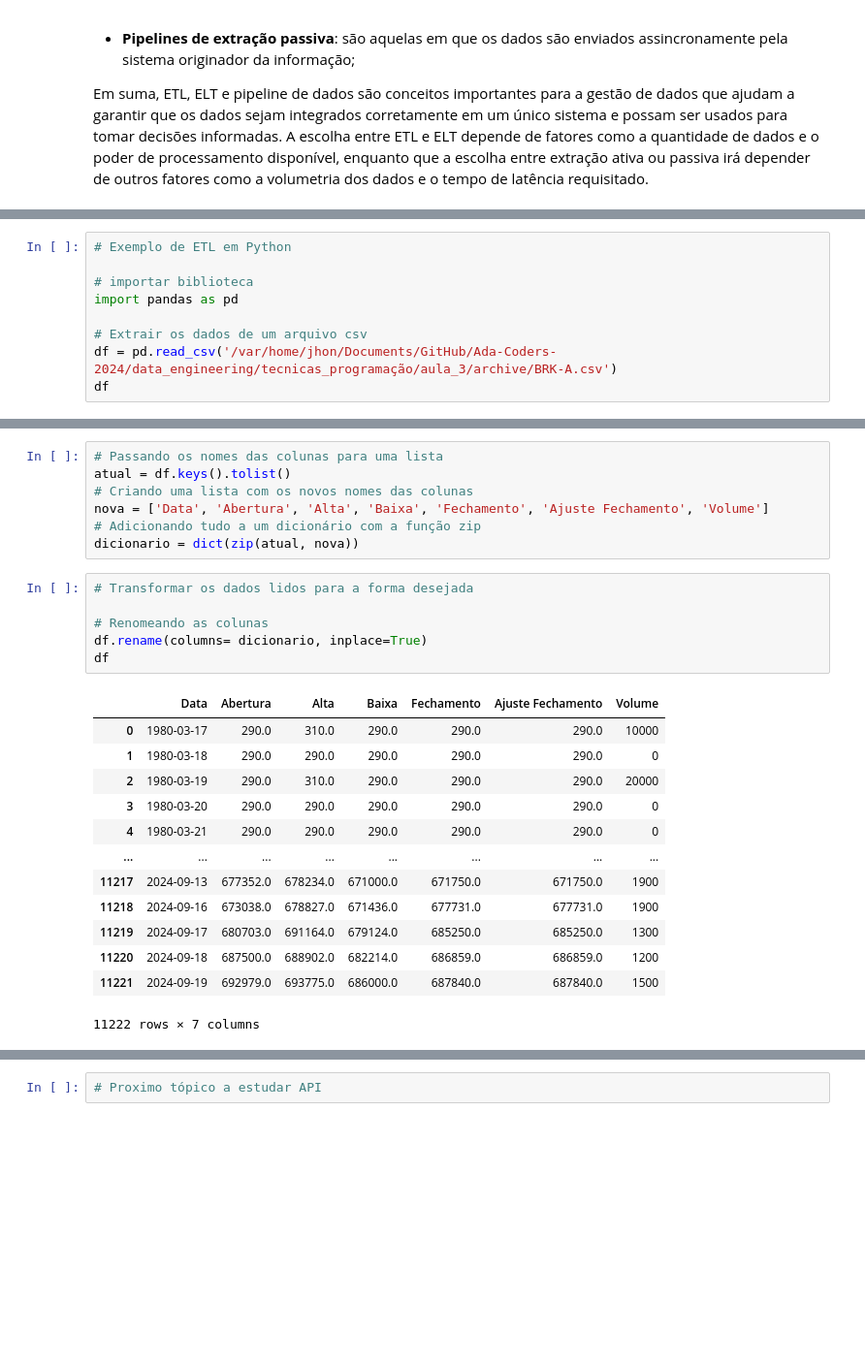
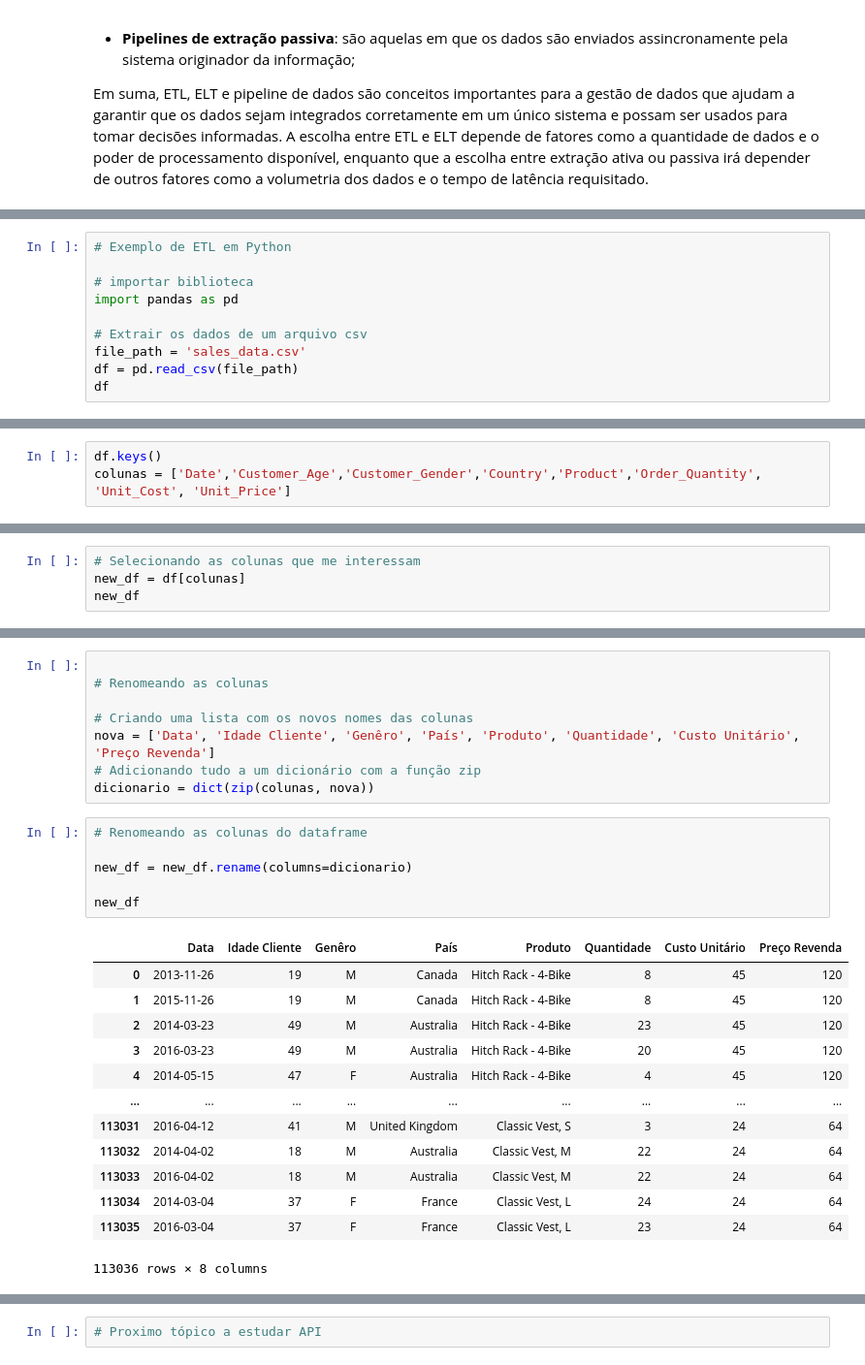
Before and after one commit to JhonCostaDev/Ada-Coders-2024, a Jupyter notebook: data_engineering/extracao_dados/aula_1/aula_1.ipynb, the cells around one changed output, grey strips where cells are left out. Shown at 97% size. Cells and saved outputs as stored; diff of their text form; blank space fills up the shorter version.

```diff
--- a/data_engineering/extracao_dados/aula_1/aula_1.ipynb
+++ b/data_engineering/extracao_dados/aula_1/aula_1.ipynb
@@ -97,6 +99,7 @@ Em suma, ETL, ELT e pipeline de dados são conceitos importantes para a gestão
 import pandas as pd
 
 # Extrair os dados de um arquivo csv
-df = pd.read_csv('/var/home/jhon/Documents/GitHub/Ada-Coders-2024/data_engineering/tecnicas_programação/aula_3/archive/BRK-A.csv')
+file_path = 'sales_data.csv'
+df = pd.read_csv(file_path)
 df
 # %% [output]
@@ -115,0 +119,3 @@ df
+# %%
+df.keys()
+colunas = ['Date','Customer_Age','Customer_Gender','Country','Product','Order_Quantity', 'Unit_Cost', 'Unit_Price']
@@ -115,0 +124,4 @@ df
+# %%
+# Selecionando as colunas que me interessam
+new_df = df[colunas]
+new_df
@@ -116,27 +142,28 @@ df
 # %%
-# Passando os nomes das colunas para uma lista
-atual = df.keys().tolist()
+
+# Renomeando as colunas
+
 # Criando uma lista com os novos nomes das colunas
-nova = ['Data', 'Abertura', 'Alta', 'Baixa', 'Fechamento', 'Ajuste Fechamento', 'Volume']
+nova = ['Data', 'Idade Cliente', 'Genêro', 'País', 'Produto', 'Quantidade', 'Custo Unitário', 'Preço Revenda']
 # Adicionando tudo a um dicionário com a função zip
-dicionario = dict(zip(atual, nova))
+dicionario = dict(zip(colunas, nova))
 # %%
-# Transformar os dados lidos para a forma desejada
+# Renomeando as colunas do dataframe
 
-# Renomeando as colunas
-df.rename(columns= dicionario, inplace=True)
-df
+new_df = new_df.rename(columns=dicionario)
+
+new_df
 # %% [output]
-|  | Data | Abertura | Alta | Baixa | Fechamento | Ajuste Fechamento | Volume |
-| 0 | 1980-03-17 | 290.0 | 310.0 | 290.0 | 290.0 | 290.0 | 10000 |
-| 1 | 1980-03-18 | 290.0 | 290.0 | 290.0 | 290.0 | 290.0 | 0 |
-| 2 | 1980-03-19 | 290.0 | 310.0 | 290.0 | 290.0 | 290.0 | 20000 |
-| 3 | 1980-03-20 | 290.0 | 290.0 | 290.0 | 290.0 | 290.0 | 0 |
-| 4 | 1980-03-21 | 290.0 | 290.0 | 290.0 | 290.0 | 290.0 | 0 |
-| ... | ... | ... | ... | ... | ... | ... | ... |
-| 11217 | 2024-09-13 | 677352.0 | 678234.0 | 671000.0 | 671750.0 | 671750.0 | 1900 |
-| 11218 | 2024-09-16 | 673038.0 | 678827.0 | 671436.0 | 677731.0 | 677731.0 | 1900 |
-| 11219 | 2024-09-17 | 680703.0 | 691164.0 | 679124.0 | 685250.0 | 685250.0 | 1300 |
-| 11220 | 2024-09-18 | 687500.0 | 688902.0 | 682214.0 | 686859.0 | 686859.0 | 1200 |
-| 11221 | 2024-09-19 | 692979.0 | 693775.0 | 686000.0 | 687840.0 | 687840.0 | 1500 |
+|  | Data | Idade Cliente | Genêro | País | Produto | Quantidade | Custo Unitário | Preço Revenda |
+| 0 | 2013-11-26 | 19 | M | Canada | Hitch Rack - 4-Bike | 8 | 45 | 120 |
+| 1 | 2015-11-26 | 19 | M | Canada | Hitch Rack - 4-Bike | 8 | 45 | 120 |
+| 2 | 2014-03-23 | 49 | M | Australia | Hitch Rack - 4-Bike | 23 | 45 | 120 |
+| 3 | 2016-03-23 | 49 | M | Australia | Hitch Rack - 4-Bike | 20 | 45 | 120 |
+| 4 | 2014-05-15 | 47 | F | Australia | Hitch Rack - 4-Bike | 4 | 45 | 120 |
+| ... | ... | ... | ... | ... | ... | ... | ... | ... |
+| 113031 | 2016-04-12 | 41 | M | United Kingdom | Classic Vest, S | 3 | 24 | 64 |
+| 113032 | 2014-04-02 | 18 | M | Australia | Classic Vest, M | 22 | 24 | 64 |
+| 113033 | 2016-04-02 | 18 | M | Australia | Classic Vest, M | 22 | 24 | 64 |
+| 113034 | 2014-03-04 | 37 | F | France | Classic Vest, L | 24 | 24 | 64 |
+| 113035 | 2016-03-04 | 37 | F | France | Classic Vest, L | 23 | 24 | 64 |
-11222 rows × 7 columns
+113036 rows × 8 columns
```
Also changed, not shown: parts of 20 cells of this notebook, 3 other files.
